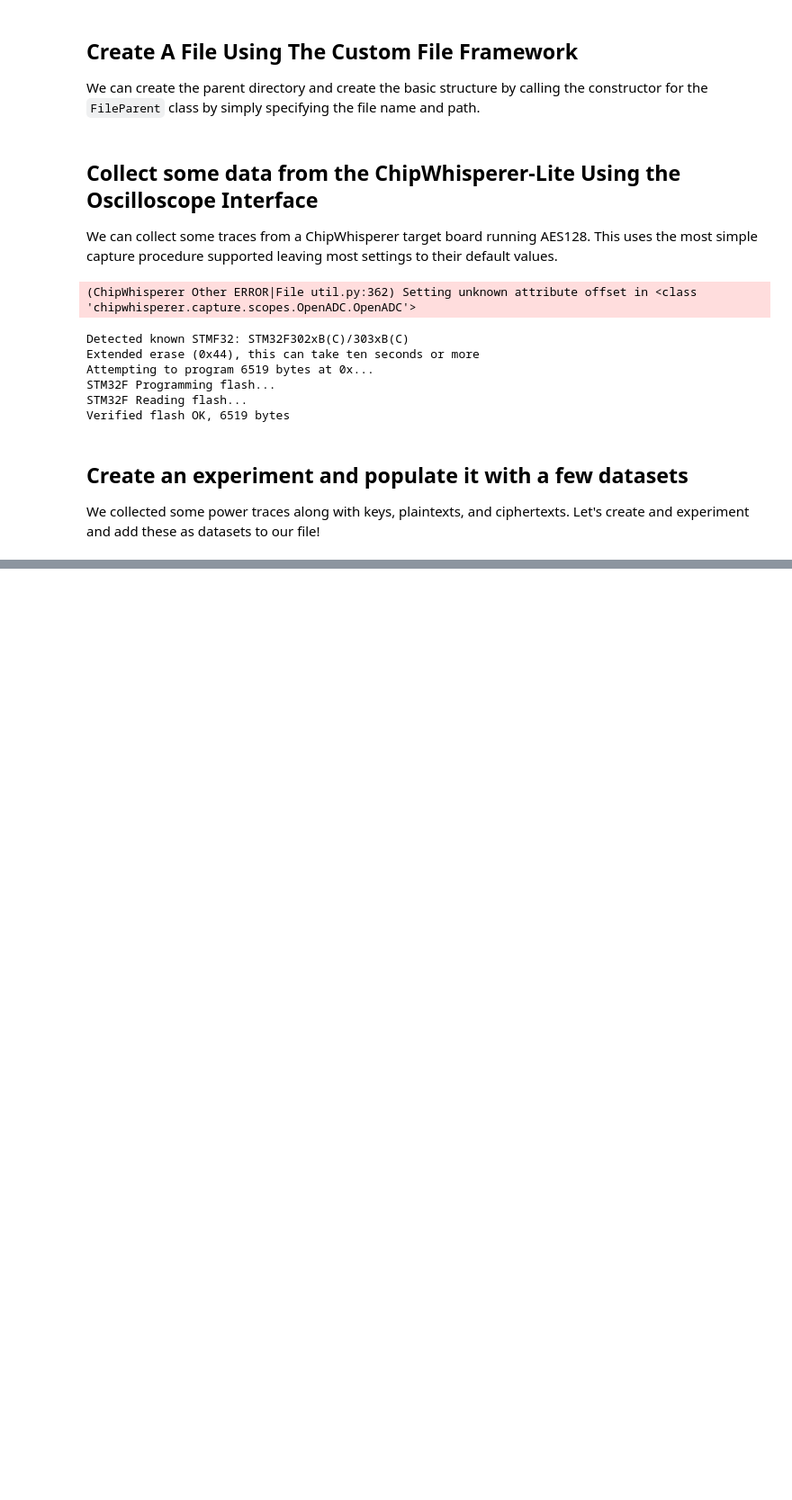
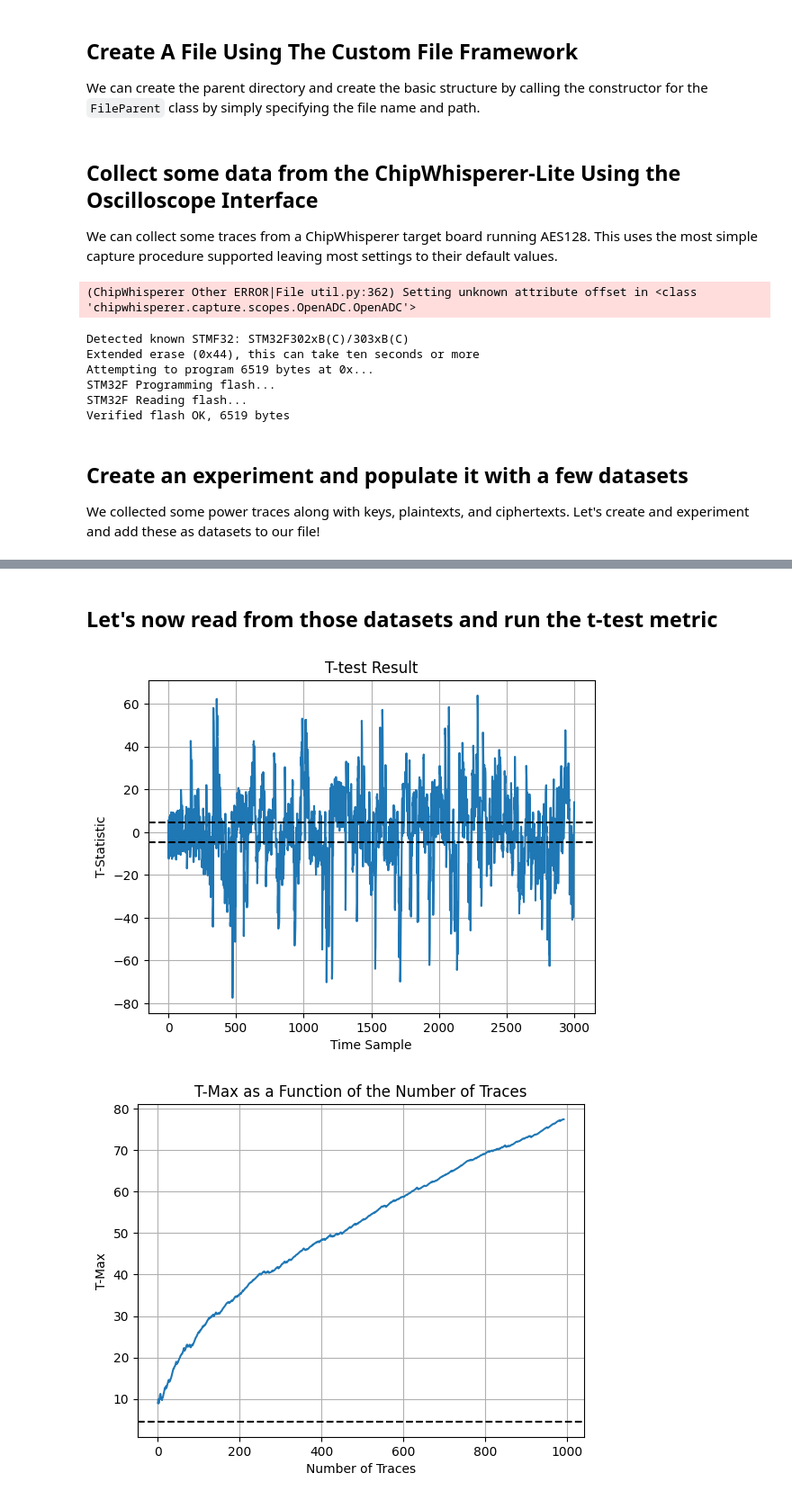
Before and after one commit to vernamlab/SCApeGoat, a Jupyter notebook: Demos/NEHWS_CW_Demo.ipynb, the cells around one changed output, grey strips where cells are left out. Shown at 90% size. Cells and saved outputs as stored; diff of their text form; code cells hidden in the pictures; blank space fills up the shorter version.

Commit message:
contiune demo, fix t-test bug, neamed metadata function for datasets

```diff
--- a/Demos/NEHWS_CW_Demo.ipynb
+++ b/Demos/NEHWS_CW_Demo.ipynb
@@ -66,0 +69,3 @@ array([0.4308428, 0.5052171, 0.5569234, ..., 0.5086875, 0.5801951,
+# %%
+# there is a built-in capture procedure for collecting the fixed and random sets
+fixed_t, rand_t = scope.capture_traces_tvla(1000, ktp=cwtvla.ktp.FixedVRandomText())
@@ -66,0 +74,7 @@ array([0.4308428, 0.5052171, 0.5569234, ..., 0.5086875, 0.5801951,
+# %%
+# create a new experiment
+t_test_exp = file.add_experiment(name="T_Test_Experiment")
+
+# add two datasets, one for the fixed traces and one for the random traces
+fixed_dataset = t_test_exp.add_dataset(name="Fixed_dataset", data_to_add=fixed_t, datatype='float32')
+rand_dataset = t_test_exp.add_dataset(name="rand_dataset", data_to_add=rand_t, datatype='float32')
@@ -66,0 +84,19 @@ array([0.4308428, 0.5052171, 0.5569234, ..., 0.5086875, 0.5801951,
+# %%
+# let's add a piece of metadata called "purpose" and give it a value of "run t-test metric on AES128" for the experiment
+t_test_exp.update_metadata(key="purpose", value="run t-test metric on AES128")
+
+# assume that we concerned with the temperature during each of the trace captures, we can add a piece of metadata to the datasets as wel
+fixed_dataset.update_metadata(key="temp", value="30C")
+rand_dataset.update_metadata(key="temp", value="25C")
+# %% [markdown]
+## Let's now read from those datasets and run the t-test metric
+# %%
+# parse from datasets
+fixed_traces = fixed_dataset.read_all()
+rand_traces = rand_dataset.read_all()
+
+# run metric and visualize
+t_test_tvla(fixed_t, rand_t, visualize=True)
+# %% [output]
+[figure, added]
+[figure, added]
```
Also changed, not shown: parts of 8 cells of this notebook, 3 other files.
